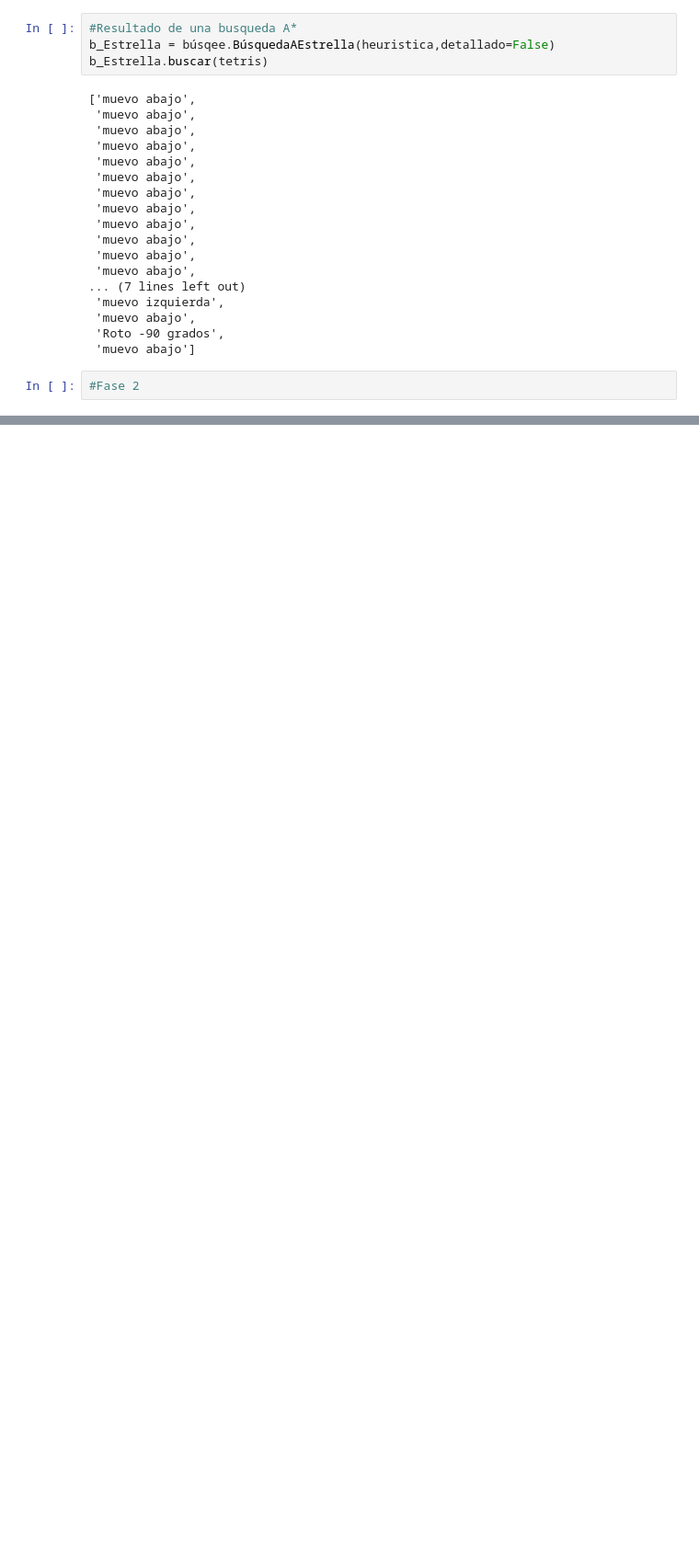
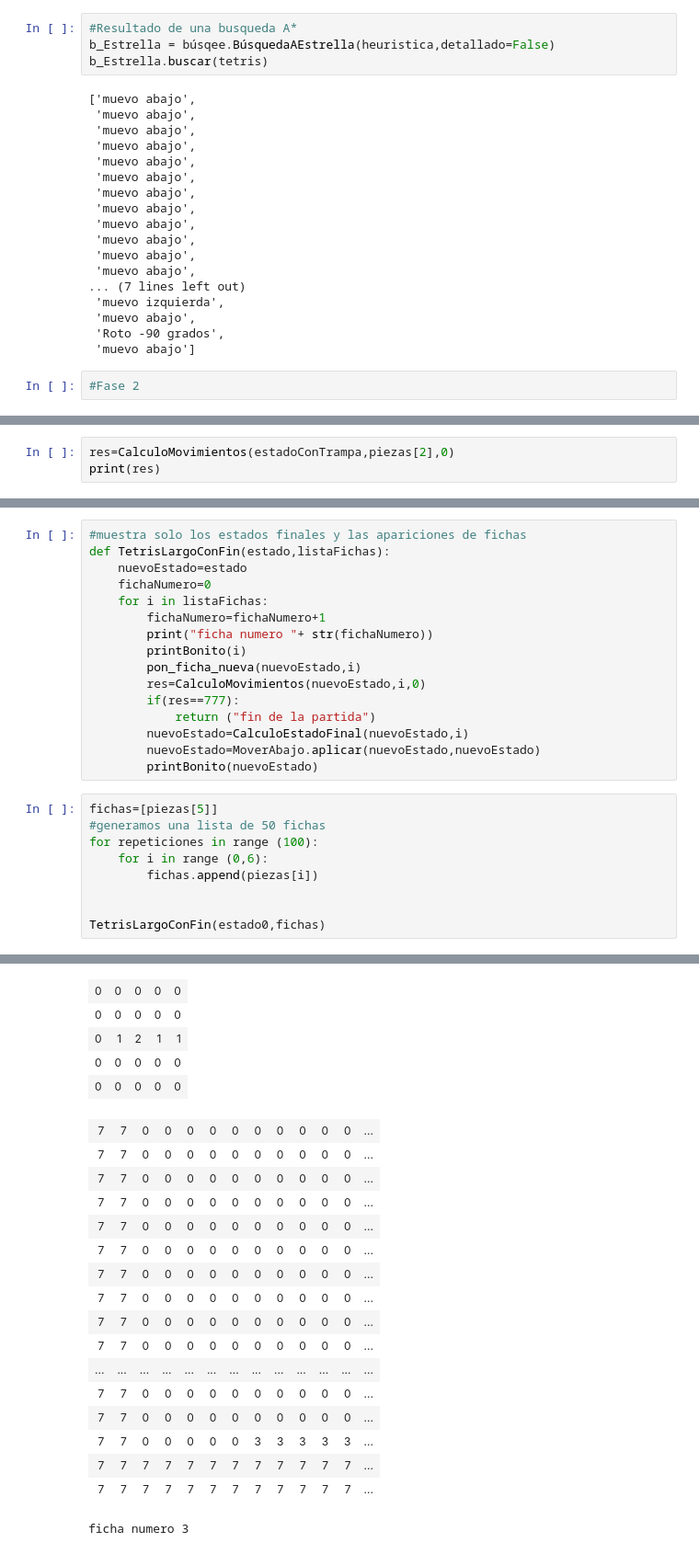
Before and after one commit to AlejandroMonteseirin/IA-Inteligencia-Artificial-Tetris, a Jupyter notebook: Tetris.ipynb, the cells around one changed output, grey strips where cells are left out. Shown at 92% size. Saved outputs shown, nothing was run; the diff lists cells and outputs as text; blank space fills up the shorter version.

```diff
--- a/Tetris.ipynb
+++ b/Tetris.ipynb
@@ -1148,0 +1204,3 @@ print(pon_ficha_nueva(estado0,piezas[0]))
+# %%
+res=CalculoMovimientos(estadoConTrampa,piezas[2],0)
+print(res)
@@ -1244,0 +1484,26 @@ print(CalculoMovimientos(nuevoEstadoSinFicha,piezas[0]))
+# %%
+#muestra solo los estados finales y las apariciones de fichas
+def TetrisLargoConFin(estado,listaFichas):
+    nuevoEstado=estado
+    fichaNumero=0
+    for i in listaFichas:
+        fichaNumero=fichaNumero+1
+        print("ficha numero "+ str(fichaNumero))
+        printBonito(i)
+        pon_ficha_nueva(nuevoEstado,i)
+        res=CalculoMovimientos(nuevoEstado,i,0)
+        if(res==777):
+            return ("fin de la partida")
+        nuevoEstado=CalculoEstadoFinal(nuevoEstado,i)
+        nuevoEstado=MoverAbajo.aplicar(nuevoEstado,nuevoEstado)
+        printBonito(nuevoEstado)
+# %%
+fichas=[piezas[5]]
+#generamos una lista de 50 fichas
+for repeticiones in range (100):
+    for i in range (0,6):
+        fichas.append(piezas[i])
+
+
+TetrisLargoConFin(estado0,fichas)
+# %% [output]
@@ -1244,0 +1533,22 @@ print(CalculoMovimientos(nuevoEstadoSinFicha,piezas[0]))
+| 0 | 0 | 0 | 0 | 0 |
+| 0 | 0 | 0 | 0 | 0 |
+| 0 | 1 | 2 | 1 | 1 |
+| 0 | 0 | 0 | 0 | 0 |
+| 0 | 0 | 0 | 0 | 0 |
+| 7 | 7 | 0 | 0 | 0 | 0 | 0 | 0 | 0 | 0 | 0 | 0 | ... |
+| 7 | 7 | 0 | 0 | 0 | 0 | 0 | 0 | 0 | 0 | 0 | 0 | ... |
+| 7 | 7 | 0 | 0 | 0 | 0 | 0 | 0 | 0 | 0 | 0 | 0 | ... |
+| 7 | 7 | 0 | 0 | 0 | 0 | 0 | 0 | 0 | 0 | 0 | 0 | ... |
+| 7 | 7 | 0 | 0 | 0 | 0 | 0 | 0 | 0 | 0 | 0 | 0 | ... |
+| 7 | 7 | 0 | 0 | 0 | 0 | 0 | 0 | 0 | 0 | 0 | 0 | ... |
+| 7 | 7 | 0 | 0 | 0 | 0 | 0 | 0 | 0 | 0 | 0 | 0 | ... |
+| 7 | 7 | 0 | 0 | 0 | 0 | 0 | 0 | 0 | 0 | 0 | 0 | ... |
+| 7 | 7 | 0 | 0 | 0 | 0 | 0 | 0 | 0 | 0 | 0 | 0 | ... |
+| 7 | 7 | 0 | 0 | 0 | 0 | 0 | 0 | 0 | 0 | 0 | 0 | ... |
+| ... | ... | ... | ... | ... | ... | ... | ... | ... | ... | ... | ... | ... |
+| 7 | 7 | 0 | 0 | 0 | 0 | 0 | 0 | 0 | 0 | 0 | 0 | ... |
+| 7 | 7 | 0 | 0 | 0 | 0 | 0 | 0 | 0 | 0 | 0 | 0 | ... |
+| 7 | 7 | 0 | 0 | 0 | 0 | 0 | 3 | 3 | 3 | 3 | 3 | ... |
+| 7 | 7 | 7 | 7 | 7 | 7 | 7 | 7 | 7 | 7 | 7 | 7 | ... |
+| 7 | 7 | 7 | 7 | 7 | 7 | 7 | 7 | 7 | 7 | 7 | 7 | ... |
+ficha numero 3
```
Also changed, not shown: parts of 31 cells of this notebook.
